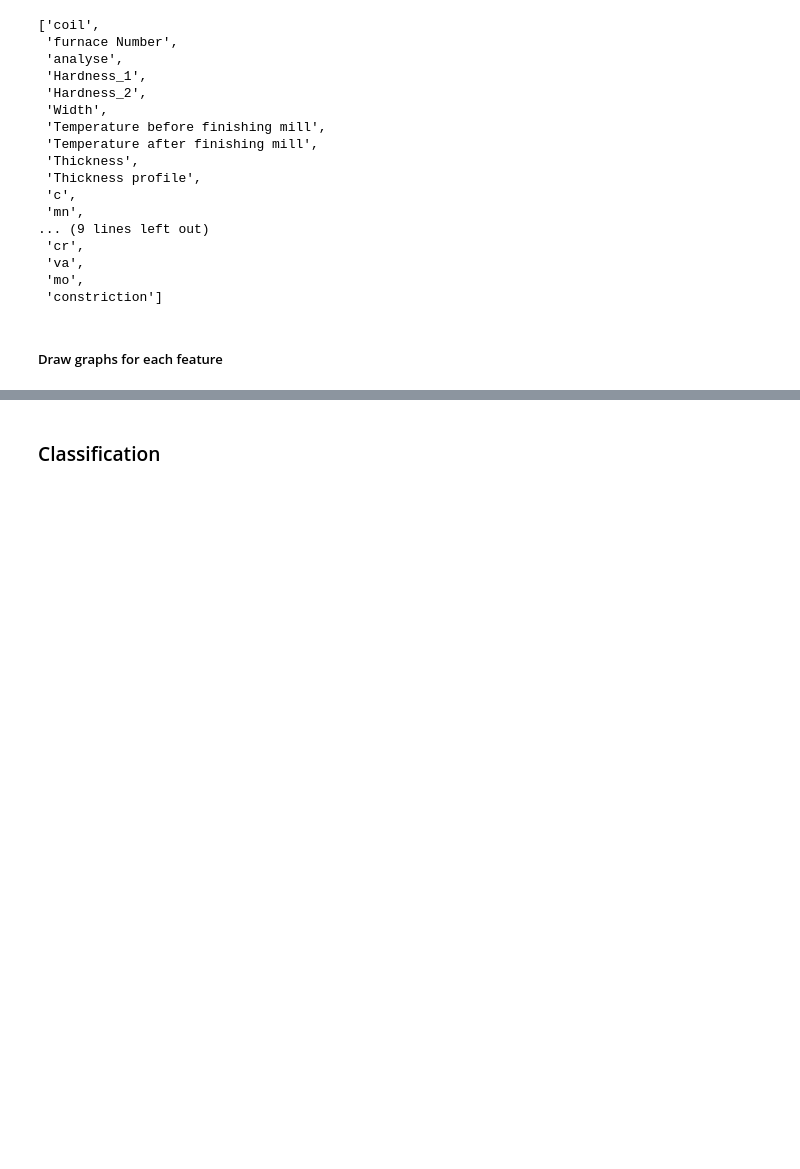
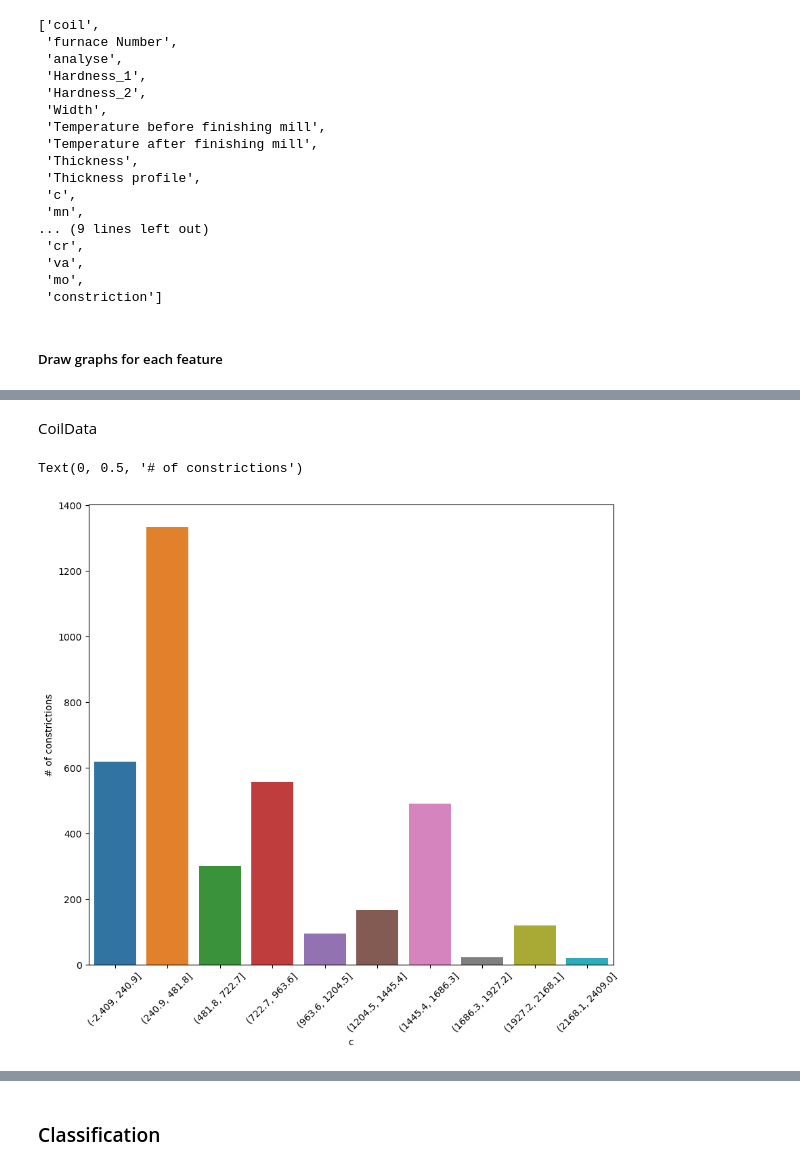
Before and after one commit to HavvaEb/ArcelorMittal_project, a Jupyter notebook: Classification.ipynb, the cells around one changed output, grey strips where cells are left out. Drawn from its saved outputs; the diff is of its cells as text; code cells hidden in the pictures; blank space fills up the shorter version.

Commit message:
graphing features in relation to amount of constr

```diff
--- a/Classification.ipynb
+++ b/Classification.ipynb
@@ -6,4 +6,4 @@ import pandas as pd
 import matplotlib.pyplot as plt
 import seaborn as sns
 
-CoilData = pd.read_csv("data/Constriction.csv")
+CoilData = pd.read_csv("data/Constriction.plotDfsv")
@@ -114,0 +80,20 @@ plt.show()
+# %% [markdown]
+CoilData
+# %%
+plotDf = CoilData[['c','constriction']]
+plotDf = plotDf.sort_values(by=['c'])
+
+plotDf['c'] = pd.cut(plotDf['c'],bins=10)
+plotDf = plotDf.groupby('c').constriction.sum()
+plotDf = pd.DataFrame(c)
+plotDf = plotDf.reset_index()
+
+plotDf['c'] = plotDf['c'].astype(str)
+plt.figure(figsize=(10,9),dpi=100)
+plt.xticks(rotation=45)
+
+sns.barplot(data=plotDf,x="c",y="constriction")
+plt.ylabel("# of constrictions")
+# %% [output]
+Text(0, 0.5, '# of constrictions')
+[figure, added]
```
Also changed, not shown: parts of 5 cells of this notebook.
